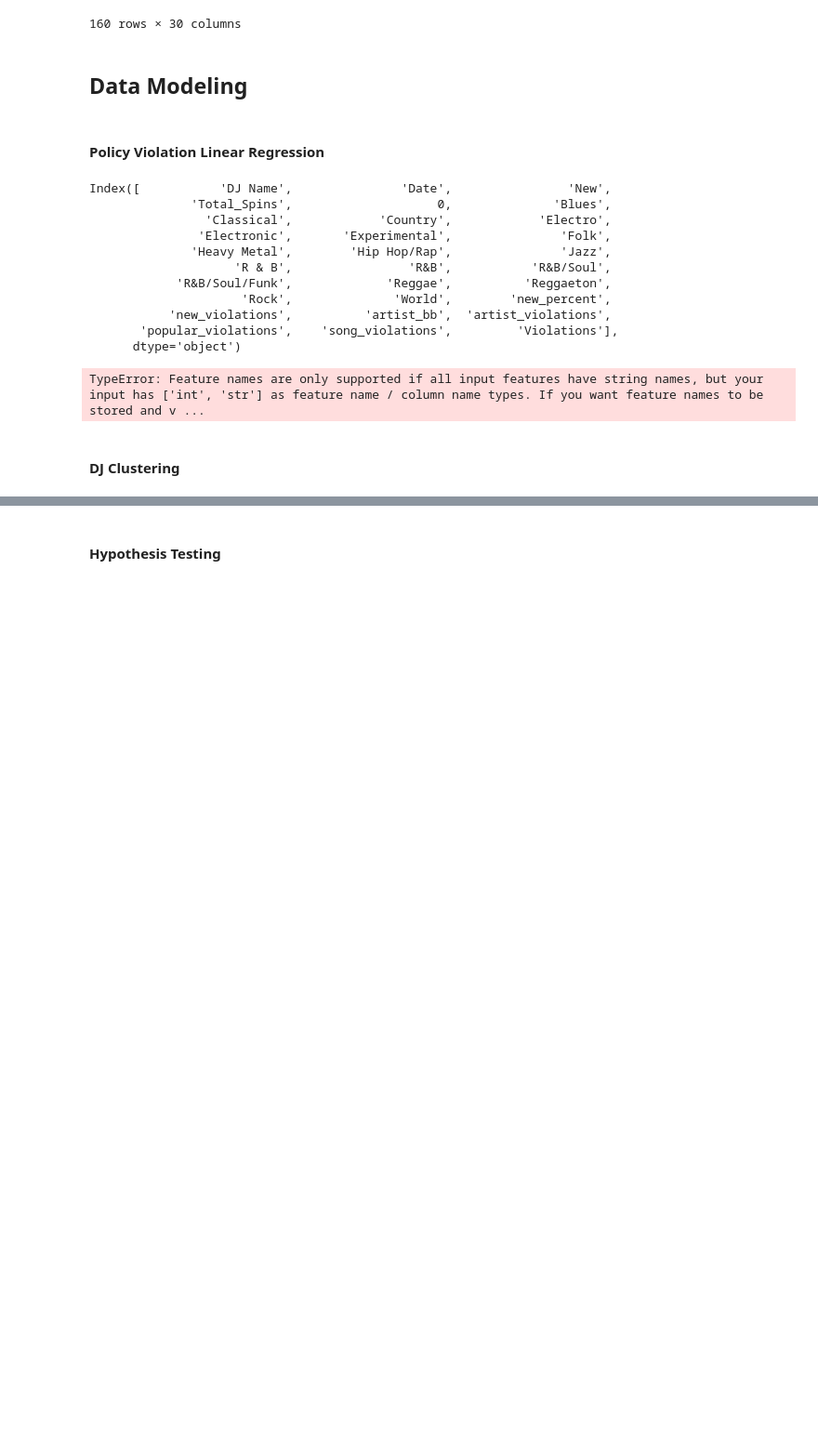
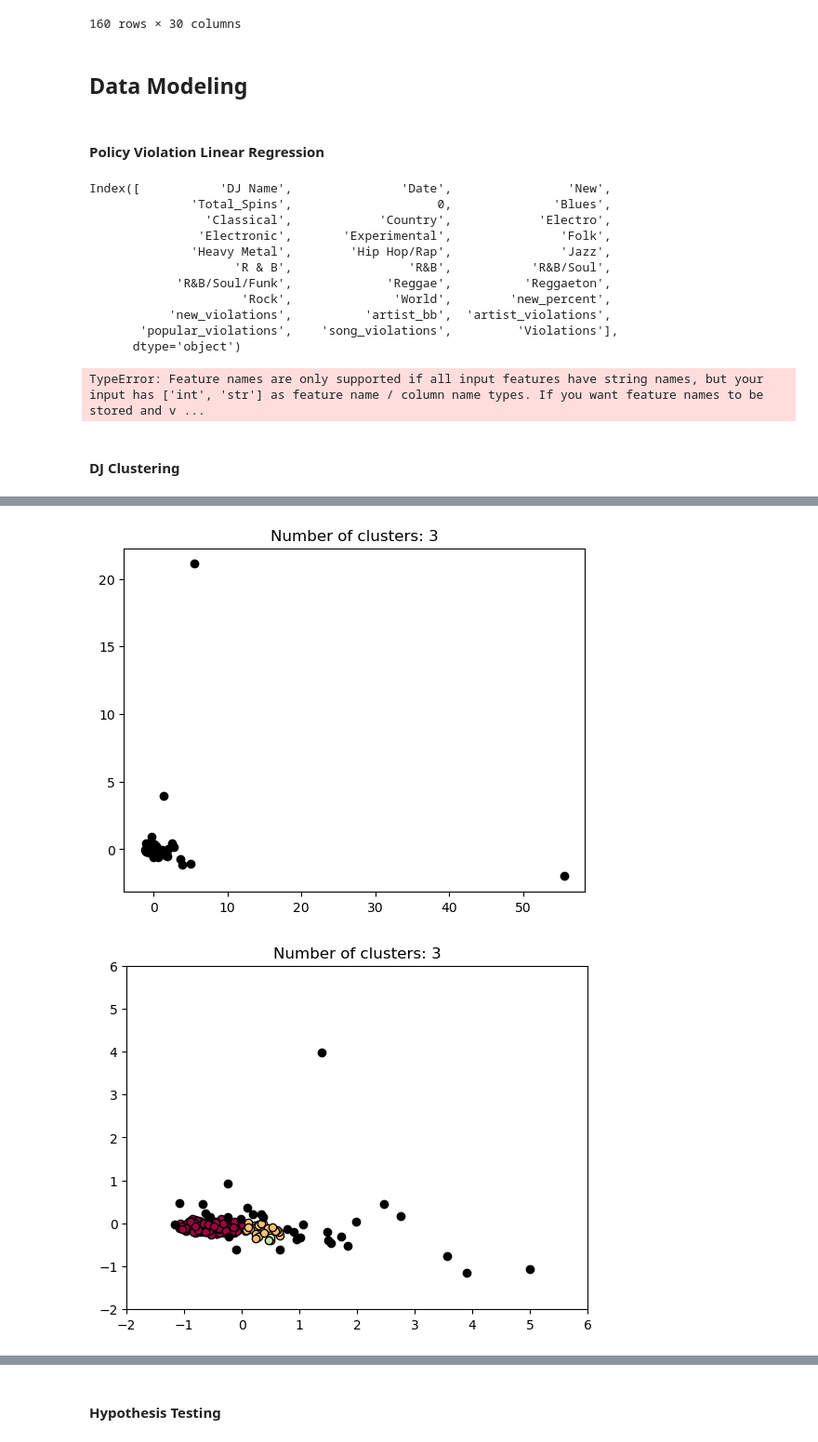
Before and after one commit to zhayes42/CS3870-WRUV, a Jupyter notebook: main.ipynb, the cells around one changed output, grey strips where cells are left out. Shown: that part at 93% size. Drawn from its saved outputs; the diff is of its cells as text; code cells hidden in the pictures; blank space fills up the shorter version.

```diff
--- a/main.ipynb
+++ b/main.ipynb
@@ -451,0 +459,59 @@ Name: 144, dtype: object
+# %%
+def dbscan_cluster(x: np.ndarray):
+    """
+    Clustering using DBSCAN. DBSCAN is used because there are two obvious
+    outliers. We hope that a density algorithm like DBSCAN can adjust for
+    these outliers gracefully.
+    """
+    # Fit to clusters
+    db = DBSCAN(eps=0.1, min_samples=3)
+    clusters = db.fit(x)
+    labels = clusters.labels_
+    n_clusters_ = len(set(labels)) - (1 if -1 in labels else 0)
+
+    # Visualize
+    def cluster_vis():
+        """
+        Function for visualizing the clusters
+        Adapted from:
+        https://scikit-learn.org/stable/auto_examples/cluster/plot_dbscan.html#sphx-glr-auto-examples-cluster-plot-dbscan-py
+        """
+
+        unique_labels = set(labels)
+        core_samples_mask = np.zeros_like(labels, dtype=bool)
+        core_samples_mask[db.core_sample_indices_] = True
+
+        colors = [plt.cm.Spectral(each) for each in np.linspace(0, 1, len(unique_labels))]
+        for k, col in zip(unique_labels, colors):
+            if k == -1:
+                # Black used for noise.
+                col = [0, 0, 0, 1]
+
+            class_member_mask = labels == k
+            xy = x[class_member_mask]
+            plt.plot(
+                xy[:, 0],
+                xy[:, 1],
+                "o",
+                markerfacecolor=tuple(col),
+                markeredgecolor="k",
+                markersize=6,
+            )
+
+    plt.figure(0)
+    cluster_vis()
+    plt.title(f"Number of clusters: {n_clusters_}")
+    plt.show()
+
+    # Zoom in visualization, ignoring outliers
+    plt.figure(1)
+    cluster_vis()
+    plt.axis([-2, 6, -2, 6])
+    plt.title(f"Number of clusters: {n_clusters_}")
+    plt.show()
+
+
+dbscan_cluster(data)
+# %% [output]
+[figure, added]
+[figure, added]
```
Also changed, not shown: parts of 3 cells of this notebook.
